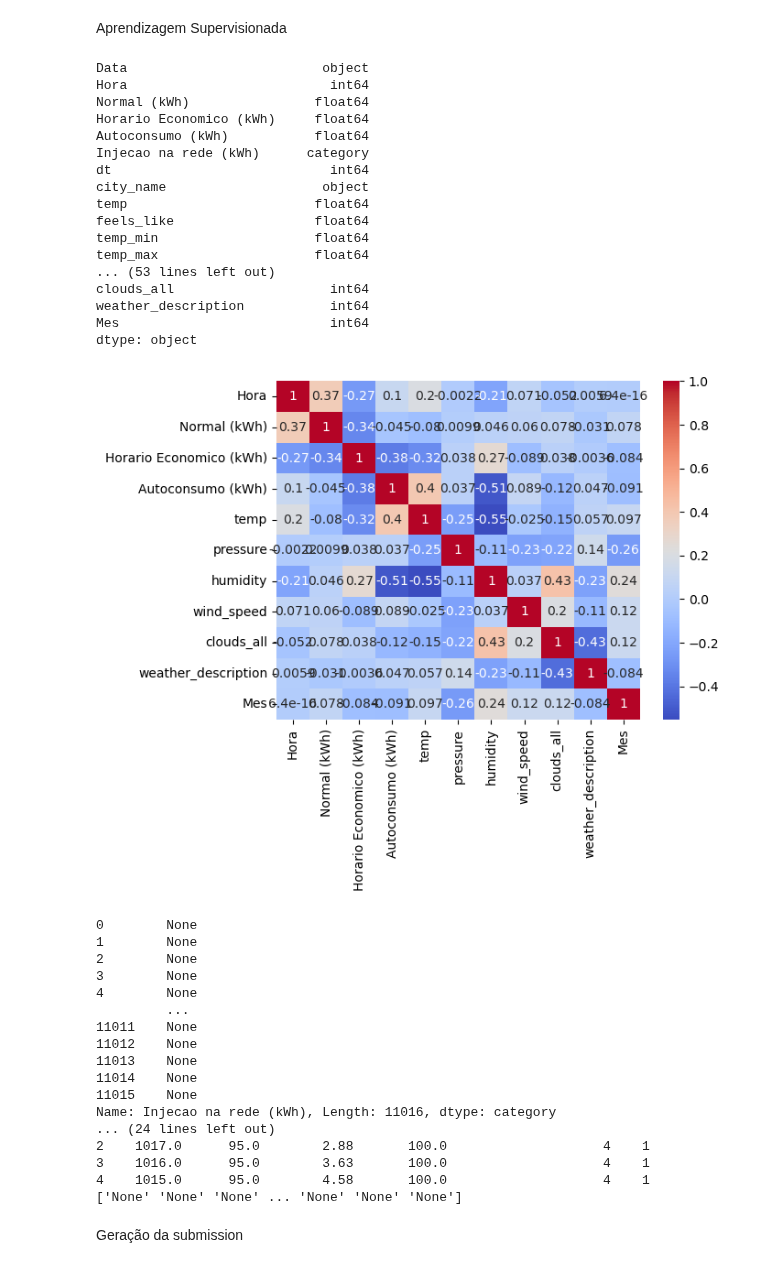
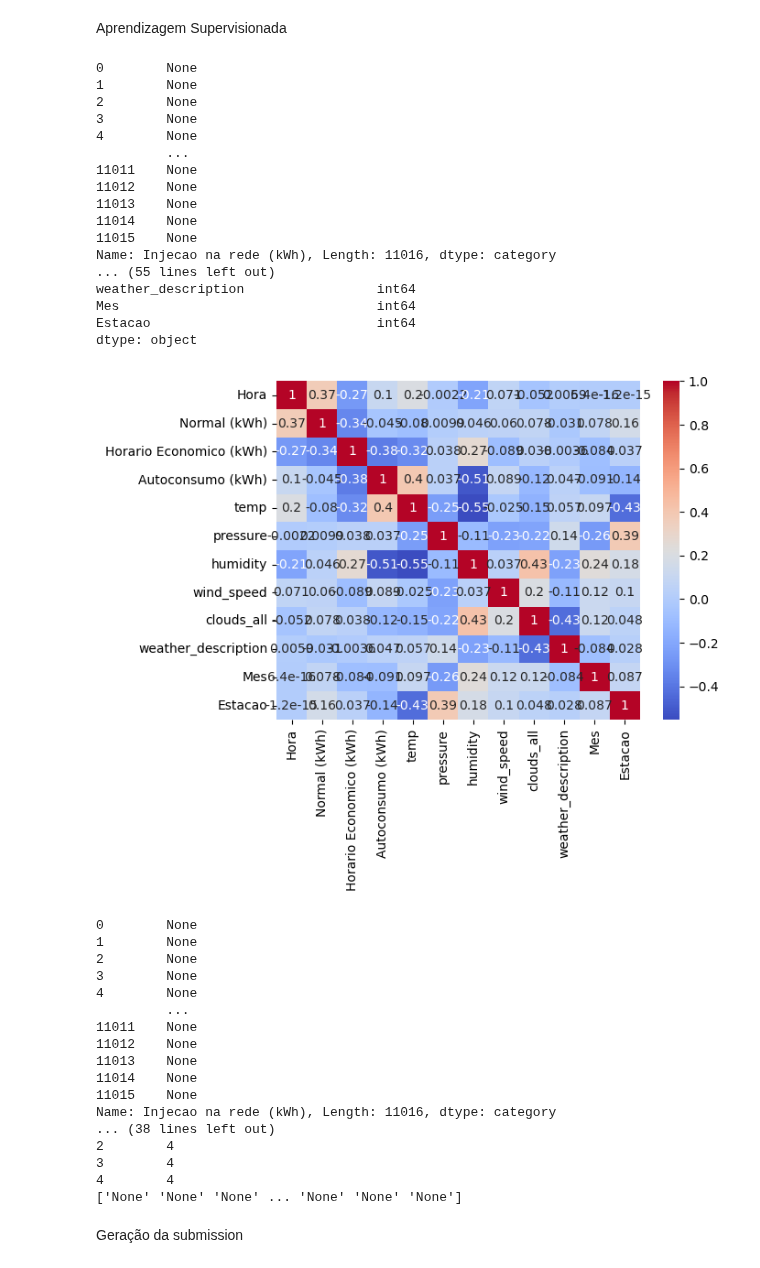
Before and after one commit to simaobarroso/tp-daa, a Jupyter notebook: competicao/comp.ipynb, the cells around one changed output. Saved outputs shown, nothing was run; the diff lists cells and outputs as text; code cells hidden in the pictures.

Commit message:
0.84763. Agrupar dados por estação do ano

```diff
--- a/competicao/comp.ipynb
+++ b/competicao/comp.ipynb
@@ -166,6 +166,36 @@ df_train['Mes']= pd.to_numeric(data[0])
 #df_meteo_2023['Hora']= pd.to_numeric(data[1])
 data= df_2023['Data'].str.extract(form)
 df_2023['Mes']= pd.to_numeric(data[0])
+
+
+def data_para_estacao(data):
+    # Divida a data em mês e dia
+    mes, dia = data.month, data.day
+
+    # Determine a estação com base no mês e dia
+    if (mes > 3 and mes <= 5) or (mes == 3 and dia >= 21) or (mes == 6 and dia < 21):
+        return 1
+    elif (mes >= 6 and mes <= 8) or (mes == 9 and dia < 23):
+        return 2
+    elif (mes >= 9 and mes <= 11) or (mes == 12 and dia < 21) :
+        return 3
+    else:
+        return 4
+
+# Converta a coluna 'Data' em datetime
+df_train['Data'] = pd.to_datetime(df_train['Data'])
+
+# Aplique a função para obter a estação do ano
+df_train['Estacao'] = df_train['Data'].apply(data_para_estacao)
+
+
+# Converta a coluna 'Data' em datetime
+df_2023['Data'] = pd.to_datetime(df_2023['Data'])
+
+# Aplique a função para obter a estação do ano
+df_2023['Estacao'] = df_2023['Data'].apply(data_para_estacao)
+
+
 
 
 
@@ -262,7 +292,7 @@ espectro_cat_type = pd.CategoricalDtype(categories=['None', 'Low', 'Medium','Hig
 
 
 df_train['Injecao na rede (kWh)'] = df_train['Injecao na rede (kWh)'].astype(espectro_cat_type)
-print(df_train.dtypes)
+#print(df_train.dtypes)
 print(df_train['Injecao na rede (kWh)'])
 
 
@@ -270,16 +300,18 @@ label_encoder = LabelEncoder()
 #analisar os valores - não há problema
 df_train["weather_description"] = label_encoder.fit_transform(df_train['weather_description'])
 #print(df_train["weather_description"])
+print(df_train.dtypes)
 
 df_2023["weather_description"] = label_encoder.fit_transform(df_2023['weather_description'])
 print(df_2023["weather_description"])
+
 
 sns.histplot(df_train["weather_description"],y=df_train["weather_description"])
 sns.histplot(df_2023["weather_description"],y=df_2023["weather_description"])
 
 # Features and target
 print(df_train.dtypes)
-x = df_train[["Hora","Normal (kWh)","Horario Economico (kWh)","Autoconsumo (kWh)","temp","pressure","humidity","wind_speed","clouds_all","weather_description","Mes"]]
+x = df_train[["Hora","Normal (kWh)","Horario Economico (kWh)","Autoconsumo (kWh)","temp","pressure","humidity","wind_speed","clouds_all","weather_description","Mes",'Estacao']]
 y = df_train["Injecao na rede (kWh)"]
 
 correlation_matrix = x.corr()
@@ -307,7 +339,7 @@ df_2023.drop(['feels_like'], axis='columns', inplace=True)
 df_2023.drop(['temp_max'], axis='columns', inplace=True)
 df_2023.drop(['temp_min'], axis='columns', inplace=True)
 
-clf = DecisionTreeClassifier(random_state=2021)
+clf = DecisionTreeClassifier(random_state=2022)
 
 clf.fit(x, y)
 print(x.head())
@@ -323,50 +355,50 @@ for elem in predict:
     prediction1.append(elem)
 """
 for elem in predict:
     if elem <0.5:
         prediction1.append('High')
     elif elem <1.5:
         prediction1.append('Low')
     elif elem <2.5:
         prediction1.append('Medium')
     elif elem <3.5:
         prediction1.append('None')
     elif elem <4.5:
         prediction1.append('Very High')
 """
 
 # Create a DataFrame with 'RowId' and 'Result'
 data = pd.DataFrame({'RowId': range(1, len(df_2023) + 1), 'Result': prediction1})
 
 
 
 
 # Save the data to a CSV file
 #print(predict)
 data.to_csv('predictions.csv', index=False)
 
 # Print the predictions
 #print("Predictions:")
 #print(predict)
 # %% [output]
-Data                         object
-Hora                          int64
-Normal (kWh)                float64
-Horario Economico (kWh)     float64
-Autoconsumo (kWh)           float64
-Injecao na rede (kWh)      category
-dt                            int64
-city_name                    object
-temp                        float64
-feels_like                  float64
-temp_min                    float64
-temp_max                    float64
-... (53 lines left out)
-clouds_all                    int64
-weather_description           int64
-Mes                           int64
+0        None
+1        None
+2        None
+3        None
+4        None
+         ...
+11011    None
+11012    None
+11013    None
+11014    None
+11015    None
+Name: Injecao na rede (kWh), Length: 11016, dtype: category
+... (55 lines left out)
+weather_description                 int64
+Mes                                 int64
+Estacao                             int64
 dtype: object
-[figure, old version]
+[figure, new version]
 0        None
 1        None
 2        None
@@ -379,10 +411,10 @@ dtype: object
 11014    None
 11015    None
 Name: Injecao na rede (kWh), Length: 11016, dtype: category
-... (24 lines left out)
-2    1017.0      95.0        2.88       100.0                    4    1
-3    1016.0      95.0        3.63       100.0                    4    1
-4    1015.0      95.0        4.58       100.0                    4    1
+... (38 lines left out)
+2        4
+3        4
+4        4
 ['None' 'None' 'None' ... 'None' 'None' 'None']
 # %% [markdown]
 Geração da submission
```
Also changed, not shown: 1 other file.
